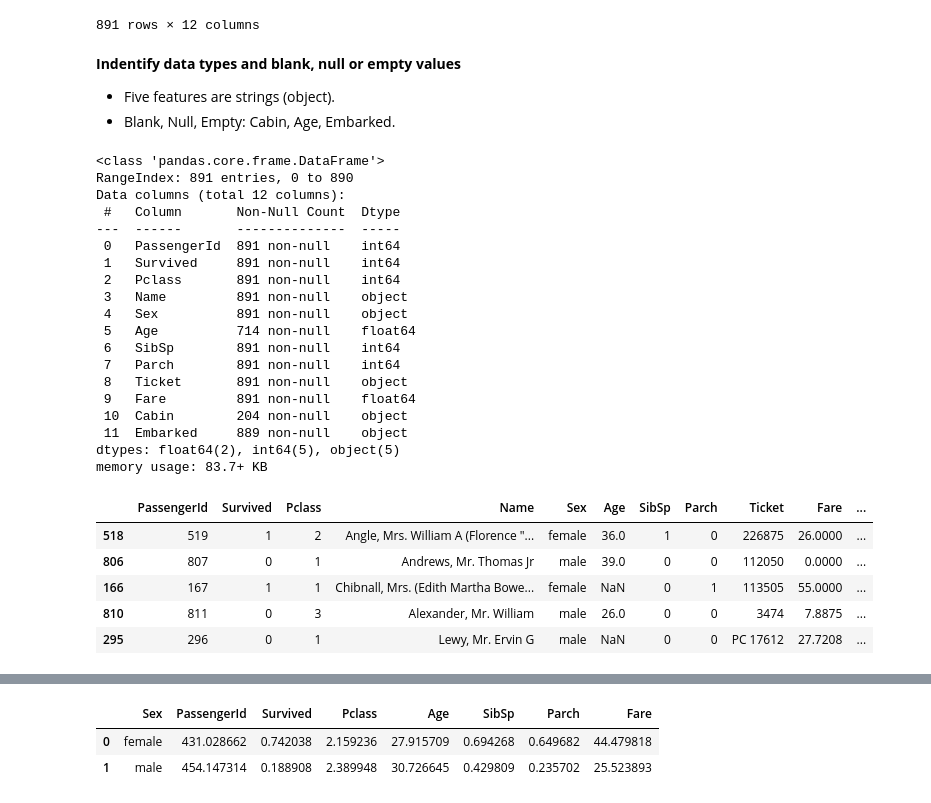
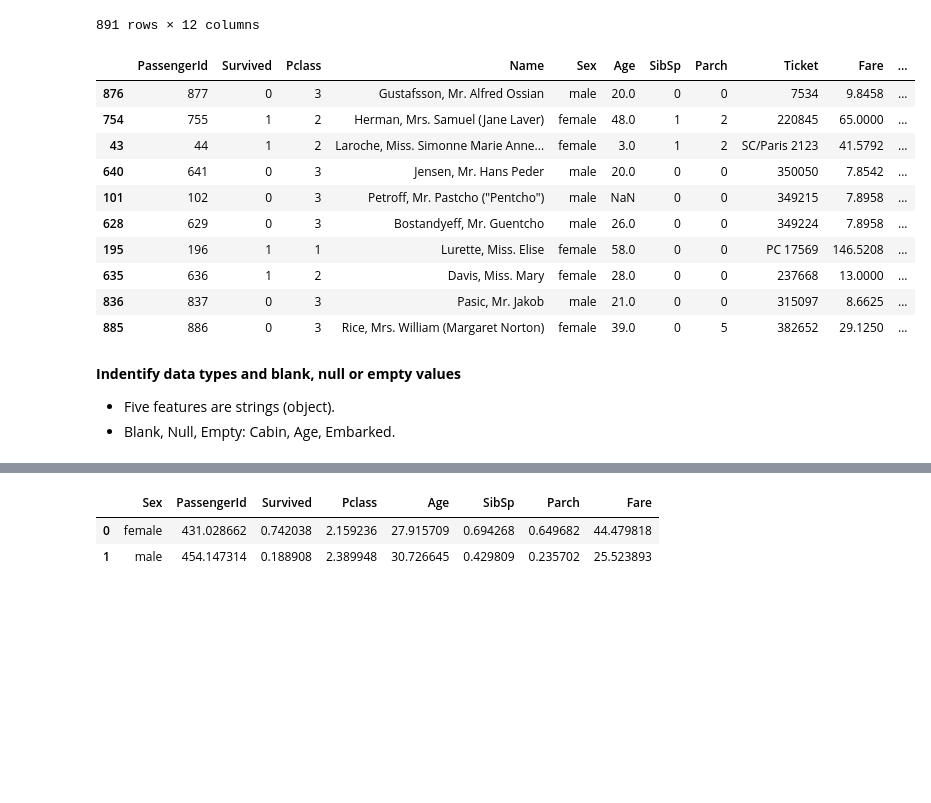
Before and after one commit to lucasnbarros/titanic-machine-learning-from-disaster, a Jupyter notebook: titanic-machine-learning-from-disaster.ipynb, the cells around one changed output, grey strips where cells are left out. Drawn from its saved outputs; the diff is of its cells as text; code cells hidden in the pictures; blank space fills up the shorter version.

```diff
--- a/titanic-machine-learning-from-disaster.ipynb
+++ b/titanic-machine-learning-from-disaster.ipynb
@@ -78,37 +78,22 @@ train_df
 | 889 | 890 | 1 | 1 | Behr, Mr. Karl Howell | male | 26.0 | 0 | 0 | 111369 | 30.0000 | ... |
 | 890 | 891 | 0 | 3 | Dooley, Mr. Patrick | male | 32.0 | 0 | 0 | 370376 | 7.7500 | ... |
 891 rows × 12 columns
+# %%
+train_df.sample(10)
+# %% [output]
+|  | PassengerId | Survived | Pclass | Name | Sex | Age | SibSp | Parch | Ticket | Fare | ... |
+| 876 | 877 | 0 | 3 | Gustafsson, Mr. Alfred Ossian | male | 20.0 | 0 | 0 | 7534 | 9.8458 | ... |
+| 754 | 755 | 1 | 2 | Herman, Mrs. Samuel (Jane Laver) | female | 48.0 | 1 | 2 | 220845 | 65.0000 | ... |
+| 43 | 44 | 1 | 2 | Laroche, Miss. Simonne Marie Anne... | female | 3.0 | 1 | 2 | SC/Paris 2123 | 41.5792 | ... |
+| 640 | 641 | 0 | 3 | Jensen, Mr. Hans Peder | male | 20.0 | 0 | 0 | 350050 | 7.8542 | ... |
+| 101 | 102 | 0 | 3 | Petroff, Mr. Pastcho ("Pentcho") | male | NaN | 0 | 0 | 349215 | 7.8958 | ... |
+| 628 | 629 | 0 | 3 | Bostandyeff, Mr. Guentcho | male | 26.0 | 0 | 0 | 349224 | 7.8958 | ... |
+| 195 | 196 | 1 | 1 | Lurette, Miss. Elise | female | 58.0 | 0 | 0 | PC 17569 | 146.5208 | ... |
+| 635 | 636 | 1 | 2 | Davis, Miss. Mary | female | 28.0 | 0 | 0 | 237668 | 13.0000 | ... |
+| 836 | 837 | 0 | 3 | Pasic, Mr. Jakob | male | 21.0 | 0 | 0 | 315097 | 8.6625 | ... |
+| 885 | 886 | 0 | 3 | Rice, Mrs. William (Margaret Norton) | female | 39.0 | 0 | 5 | 382652 | 29.1250 | ... |
 # %% [markdown]
 **Indentify data types and blank, null or empty values**
 
 * Five features are strings (object).
 * Blank, Null, Empty: Cabin, Age, Embarked.
-# %%
-train_df.info()
-train_df.sample(5)
-# %% [output]
-<class 'pandas.core.frame.DataFrame'>
-RangeIndex: 891 entries, 0 to 890
-Data columns (total 12 columns):
- #   Column       Non-Null Count  Dtype
----  ------       --------------  -----
- 0   PassengerId  891 non-null    int64
- 1   Survived     891 non-null    int64
- 2   Pclass       891 non-null    int64
- 3   Name         891 non-null    object
- 4   Sex          891 non-null    object
- 5   Age          714 non-null    float64
- 6   SibSp        891 non-null    int64
- 7   Parch        891 non-null    int64
- 8   Ticket       891 non-null    object
- 9   Fare         891 non-null    float64
- 10  Cabin        204 non-null    object
- 11  Embarked     889 non-null    object
-dtypes: float64(2), int64(5), object(5)
-memory usage: 83.7+ KB
-|  | PassengerId | Survived | Pclass | Name | Sex | Age | SibSp | Parch | Ticket | Fare | ... |
-| 518 | 519 | 1 | 2 | Angle, Mrs. William A (Florence "... | female | 36.0 | 1 | 0 | 226875 | 26.0000 | ... |
-| 806 | 807 | 0 | 1 | Andrews, Mr. Thomas Jr | male | 39.0 | 0 | 0 | 112050 | 0.0000 | ... |
-| 166 | 167 | 1 | 1 | Chibnall, Mrs. (Edith Martha Bowe... | female | NaN | 0 | 1 | 113505 | 55.0000 | ... |
-| 810 | 811 | 0 | 3 | Alexander, Mr. William | male | 26.0 | 0 | 0 | 3474 | 7.8875 | ... |
-| 295 | 296 | 0 | 1 | Lewy, Mr. Ervin G | male | NaN | 0 | 0 | PC 17612 | 27.7208 | ... |
```
Also changed, not shown: parts of 9 cells of this notebook.
